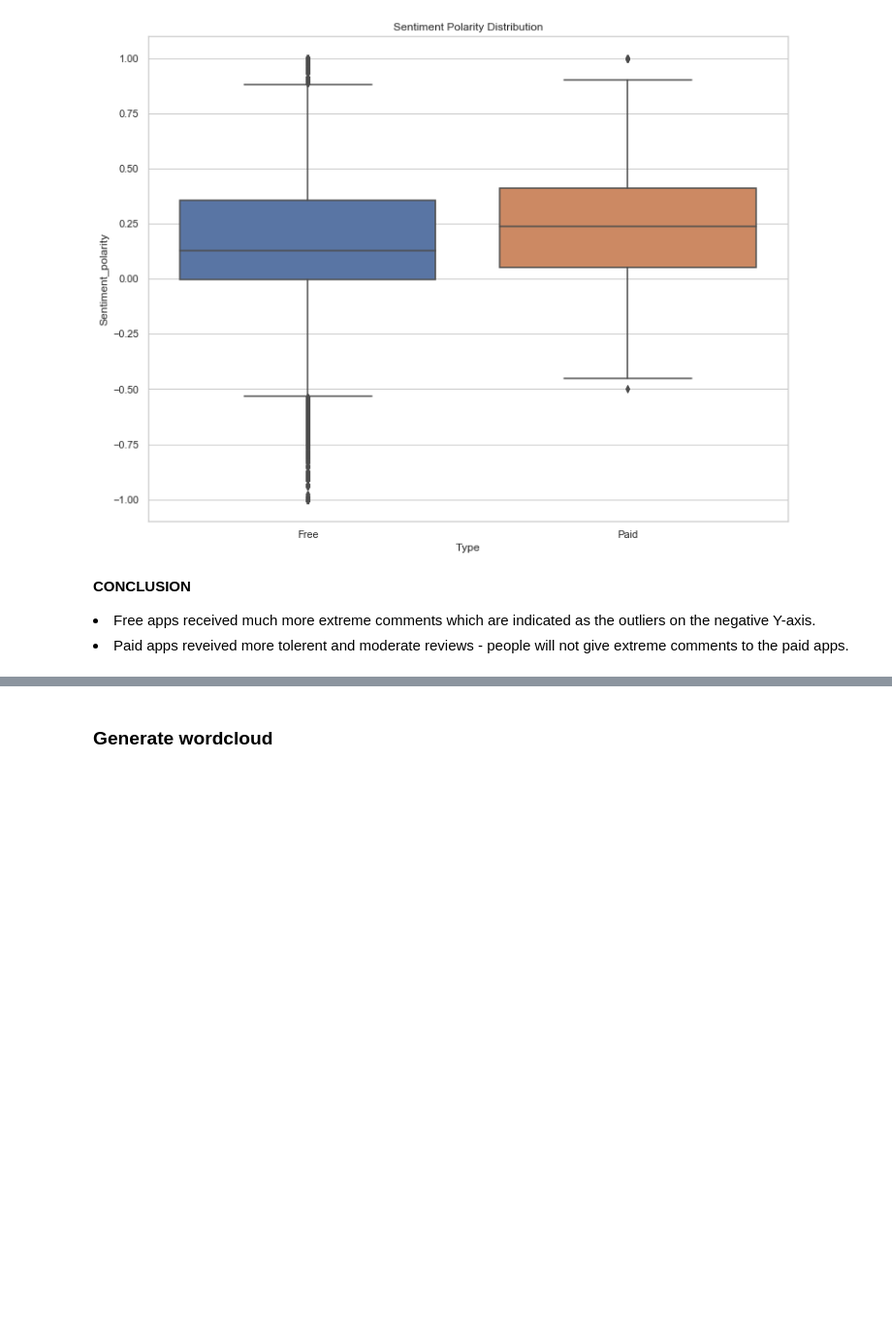
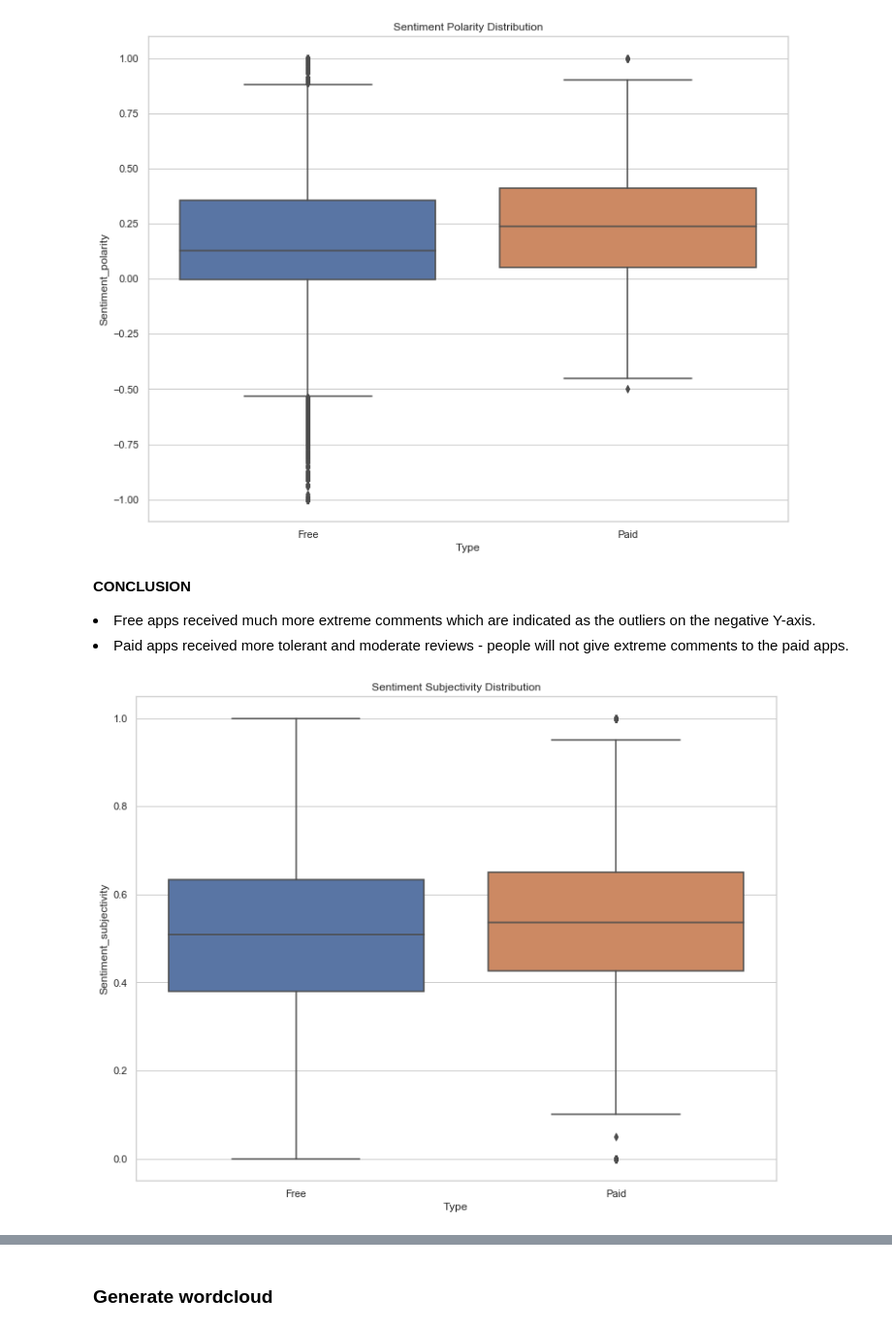
Before and after one commit to sherylwithans/potential-waddle, a Jupyter notebook: Review analysis.ipynb, the cells around one changed output, grey strips where cells are left out. Shown at 97% size. Cells and saved outputs as stored; diff of their text form; code cells hidden in the pictures; blank space fills up the shorter version.

```diff
--- a/Review analysis.ipynb
+++ b/Review analysis.ipynb
@@ -165,4 +165,13 @@ title = ax.set_title('Sentiment Polarity Distribution')
 # %% [markdown]
 <b> CONCLUSION</b>
 <li> Free apps received much more extreme comments which are indicated as the outliers on the negative Y-axis.
-<li> Paid apps reveived more tolerent and moderate reviews - people will not give extreme comments to the paid apps.
+<li> Paid apps received more tolerant and moderate reviews - people will not give extreme comments to the paid apps.
+# %%
+sns.set_style('ticks',{"xtick.major.size": 8, "ytick.major.size": 8})
+sns.set_style("whitegrid")
+fig, ax = plt.subplots()
+fig.set_size_inches(12.3, 9.57)
+ax = sns.boxplot(x='Type', y='Sentiment_subjectivity', data=df_2)
+title = ax.set_title('Sentiment Subjectivity Distribution')
+# %% [output]
+[figure, added]
```
Also changed, not shown: parts of 2 cells of this notebook.
